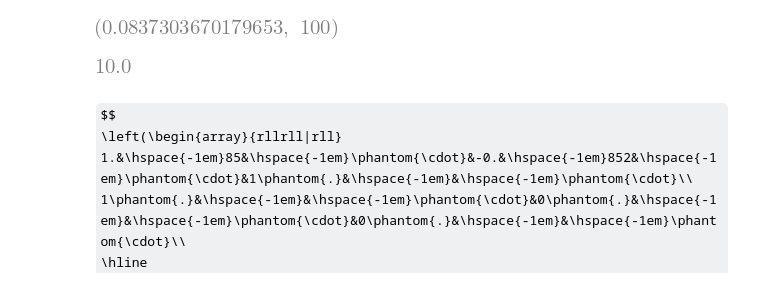
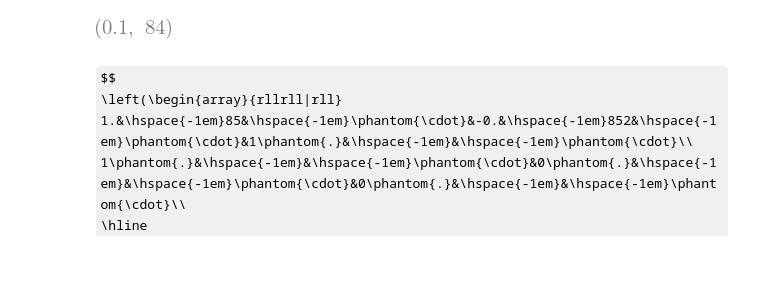
Before and after one commit to anabdck/dmc-python, a Jupyter notebook: examples/DMC_sem_restricoes.ipynb, the cells around one changed output. Drawn from its saved outputs; the diff is of its cells as text; code cells hidden in the pictures; some formulas as TeX source; blank space fills up the shorter version.

```diff
--- a/DMC_sem_restricoes.ipynb
+++ b/examples/DMC_sem_restricoes.ipynb
@@ -11,21 +12,14 @@ sympy.init_printing(use_latex=True)
 # %%
 s = ctrl.TransferFunction.s
 Gc = 4/((1.25*s+1)**2)
-# Gc = 6/((3*s+1))
 tc, yc = ctrl.step_response(Gc)
 
 t_ss = ctrl.step_info(Gc, SettlingTimeThreshold=0.01)['SettlingTime']
-T_s = t_ss/100
+T_s = 0.1
 Nss = int(np.ceil(t_ss/T_s))
-# Nss = 84
 T_s, Nss
 # %% [output]
-[figure, old version]
+[figure, new version]
-# %%
-T_s = 0.1
-Nss*T_s
-# %% [output]
-[figure, removed]
 # %%
 Gd = ctrl.sample_system(Gc, T_s, method='zoh')
 td, yd = ctrl.step_response(Gd)
```
Also changed, not shown: parts of 2 cells of this notebook, 5 other files.
